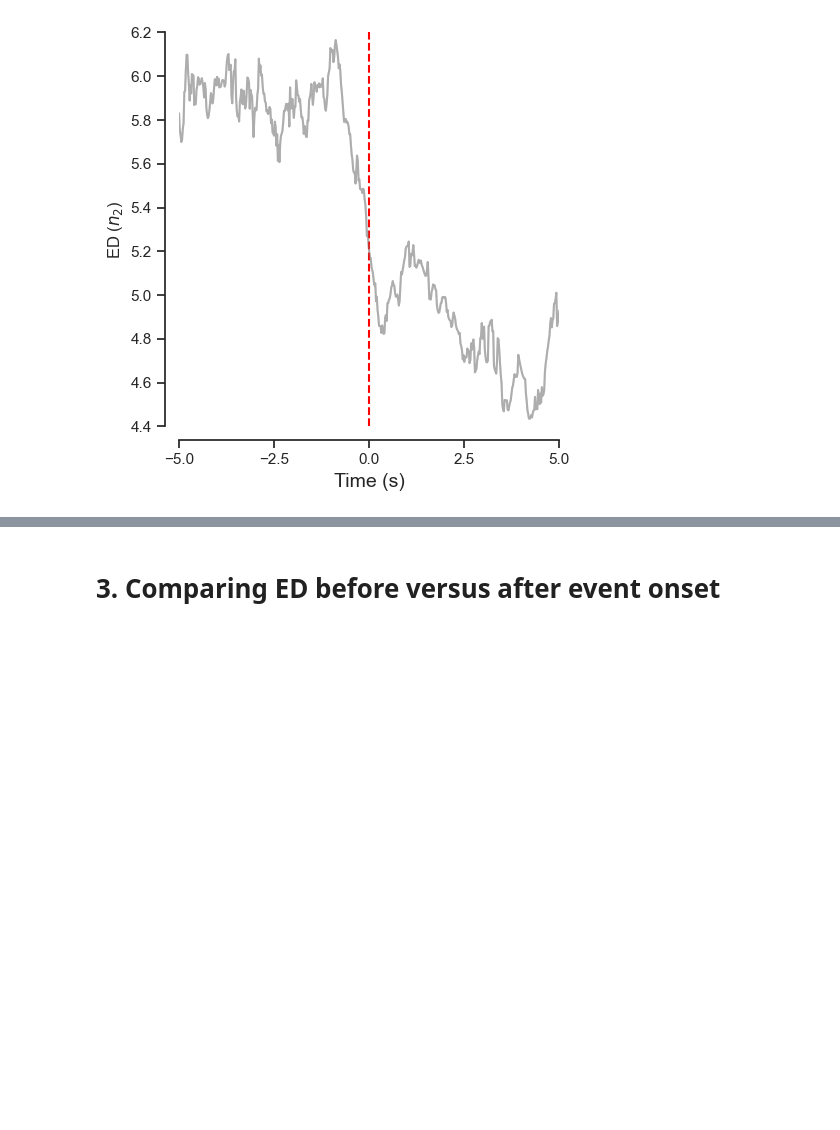
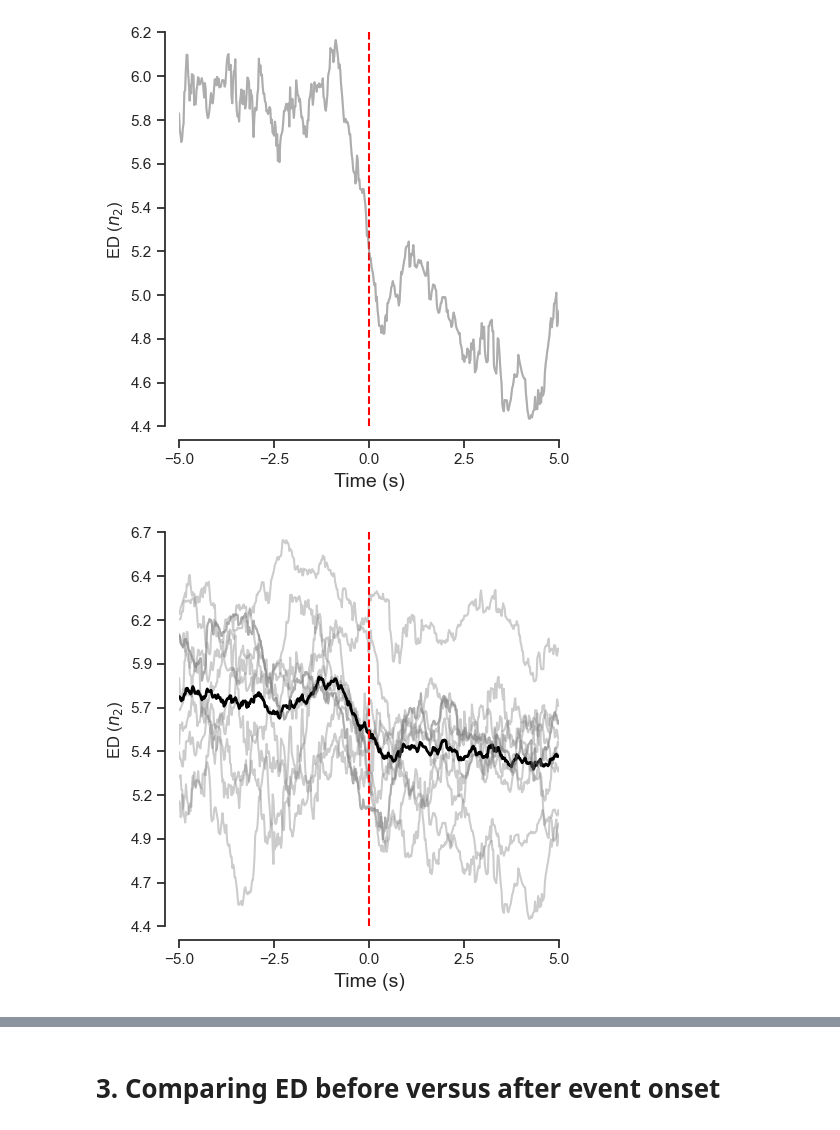
Before and after one commit to JohnMadrid/pca-driving-behavior, a Jupyter notebook: 4_ed.ipynb, the cells around one changed output, grey strips where cells are left out. Drawn from its saved outputs; the diff is of its cells as text; code cells hidden in the pictures; blank space fills up the shorter version.

```diff
--- a/4_ed.ipynb
+++ b/4_ed.ipynb
@@ -465,7 +463,7 @@ def vis_ed_at_onset(ed_df, event_col='Event', time_col='Time', window=2, save=Fa
         ).mean(axis=1)
 
         # Plot the mean trajectory as a bold blue line
-        # axs[i].plot(time_values, mean_values, color='k', linewidth=2, label="Mean ED")
+        axs[i].plot(time_values, mean_values, color='k', linewidth=2, label="Mean ED")
 
         # Add a red dashed vertical line for event onset
         axs[i].axvline(0, color='red', linestyle='--', linewidth=1.5, label='Onset')
@@ -609,3 +607,19 @@ results_df = vis_ed_at_onset(
 )
 # %% [output]
 [figure]
+# %%
+# Specify the metric to visualize of '' for all metric
+metric = 'n2'
+
+# ed_df_single_event = ed_df[(ed_df['Event'] == 'three') | (ed_df['Event'] == 'three_BE')]
+# Visualize different ED estimators around event onset
+_ = vis_ed_at_onset(
+    ed_df, event_col='Event',
+    time_col='Time',
+    window=5,
+    save=False,
+    metric=metric,
+    save_name=f'ed_{metric}_around_event_onset_all_events'
+)
+# %% [output]
+[figure, added]
```
Also changed, not shown: parts of 10 cells of this notebook.
